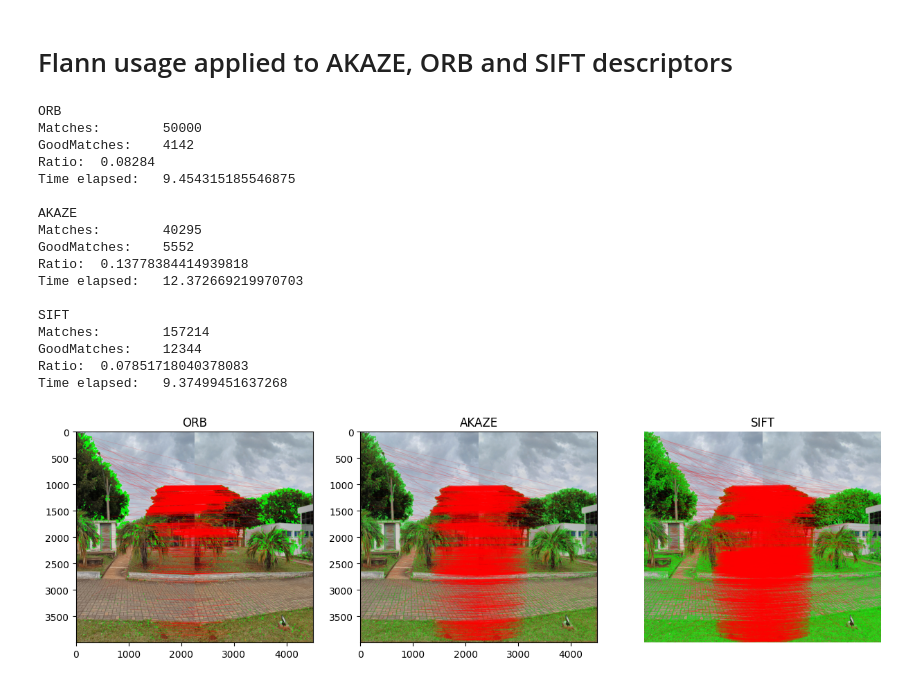
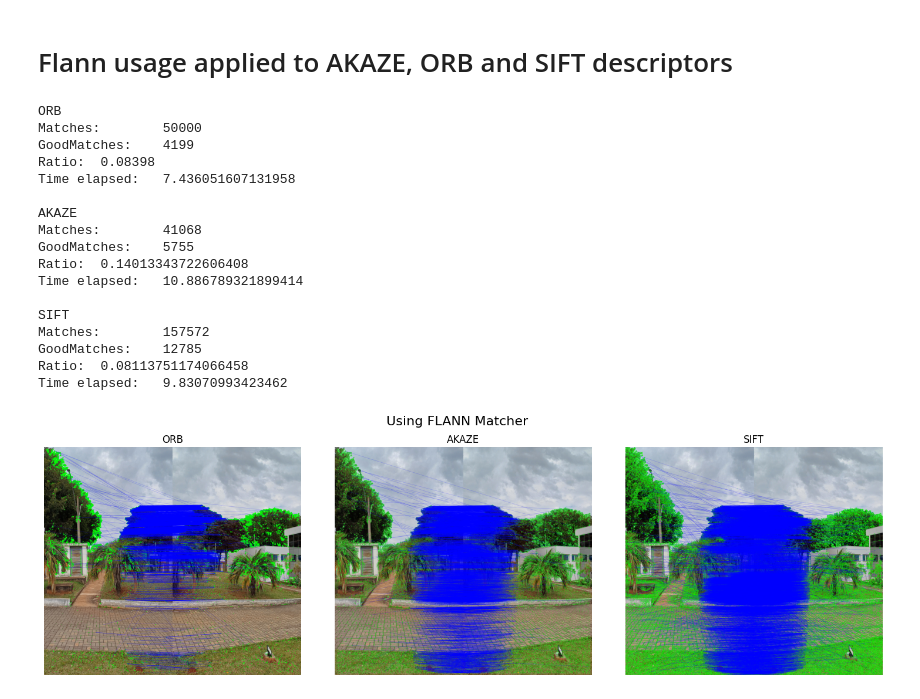
Before and after one commit to JevsJevs/MC949-Visao-Computacional, a Jupyter notebook: notebooks/S1-1.0-jevs-flann.ipynb, the cells around one changed output. Cells and saved outputs as stored; diff of their text form; code cells hidden in the pictures.

```diff
--- a/notebooks/S1-1.0-jevs-flann.ipynb
+++ b/notebooks/S1-1.0-jevs-flann.ipynb
@@ -22,12 +22,17 @@ def LowesRatio(matches : list[cv.DMatch]) -> list[cv.DMatch]:
 
     return goodMatches
 
-def EvaluateFeatureMatcher(images : Tuple[cv.Mat, cv.Mat], descriptor, descriptorParams : dict, descriptorMatcher : cv.DescriptorMatcher, descriptorMatcherParams):
+def EvaluateFeatureMatcher(
+        images : Tuple[cv.Mat, cv.Mat],
+        descriptor,
+        descriptorParams : dict,
+        descriptorMatcher : cv.DescriptorMatcher,
+        descriptorMatcherParams: Tuple
+    ):
     kp1, des1 = descriptor(images[0], **descriptorParams)
     kp2, des2 = descriptor(images[1], **descriptorParams)
 
-    flannParams = (descriptorMatcherParams["index_params"], descriptorMatcherParams["search_params"])
-    matcher : cv.DescriptorMatcher = descriptorMatcher(*flannParams)
+    matcher : cv.DescriptorMatcher = descriptorMatcher(*descriptorMatcherParams)
 
     matchesFound = matcher.knnMatch(des1, des2, 2)
     goodMatches = LowesRatio(matchesFound)
@@ -43,71 +48,74 @@ def EvaluateFeatureMatcher(images : Tuple[cv.Mat, cv.Mat], descriptor, descripto
 # %%
 
 icPictures = image_utils.load_raw_images("FotosICMural")
-img1 = cv.cvtColor(icPictures["1"], cv.COLOR_BGR2RGB)
-img2 = cv.cvtColor(icPictures["2"], cv.COLOR_BGR2RGB)
+img1 = icPictures["1"] #cv.cvtColor(icPictures["1"], cv.COLOR_BGR2RGB)
+img2 = icPictures["2"] #cv.cvtColor(icPictures["2"], cv.COLOR_BGR2RGB)
 
 FLANN_INDEX_LSH = 6
 index_params = dict(algorithm=FLANN_INDEX_LSH,
                     table_number=12,   # 12 is recommended
                     key_size=20,       # 20 is recommended
                     multi_probe_level=2) # 2 is recommended
-search_params = dict(checks=50)  # How many times the trees are recursively traversed
+# search_params = dict(checks=50)  # How many times the trees are recursively traversed
+#https://docs.opencv.org/4.x/dc/dc3/tutorial_py_matcher.html
 
 
-binDescriptorFlannParams = dict(index_params=index_params, search_params=search_params)
+binDescriptorFlannParams = (index_params, None)
 # %%
-index_params = dict(algorithm=1,
-                    table_number=12,   # 12 is recommended
-                    key_size=20,       # 20 is recommended
-                    multi_probe_level=2) # 2 is recommended
+FLANN_INDEX_KDTREE = 1
+index_params = dict(algorithm=FLANN_INDEX_KDTREE, #Como o SIFT não é um descritor binário como os ORB e AKAZE, é preciso usar um algoritmo diferente da lib FLANN
+                    trees=5)
 search_params = dict(checks=50)  # How many times the trees are recursively traversed
-siftParams = dict(index_params=index_params, search_params=search_params)
+siftParams = (index_params, search_params)
 
 images = (img1, img2)
 inputSuite = list([
     (images, feature_extraction.ORB, dict(nfeatures=50000), cv.FlannBasedMatcher, binDescriptorFlannParams),
     (images, feature_extraction.AKAZE, {}, cv.FlannBasedMatcher, binDescriptorFlannParams),
     (images, feature_extraction.SIFT, {}, cv.FlannBasedMatcher, siftParams)
 ])
 
-fig, axes = plt.subplots(1, len(inputSuite), figsize=(15, 15))
+fig, axes = plt.subplots(1, len(inputSuite), figsize=(15, 5), constrained_layout=True)
+fig.suptitle("Using FLANN Matcher", fontsize=16)
+fig.tight_layout()
 for i, item in enumerate(inputSuite):
     descrName = item[1].__name__
+    matcherName = item[3].__name__
 
     timerStart = time.time()
     allMatches, goodMatches, arrowView = EvaluateFeatureMatcher(*item)
     timerEnd = time.time()
 
     print(f"{descrName}\n" +
     f"Matches:\t{len(allMatches)}\n" +
     f"GoodMatches:\t{len(goodMatches)}\n" +
     f"Ratio:\t{len(goodMatches)/len(allMatches)}\n"
     f"Time elapsed:\t{timerEnd - timerStart}\n"
     )
 
-    image_utils.save_image(arrowView, f"{descrName}-pair")
+    image_utils.save_image(arrowView, f"{descrName}-{matcherName}-pair")
     axes[i].set_title(descrName)
-    axes[i]
-    axes[i].imshow(arrowView)
+    axes[i].imshow(cv.cvtColor(arrowView, cv.COLOR_BGR2RGB))
+    axes[i].axis("off")
 
-plt.axis("off")
+
 plt.show()
 # %% [output]
 ORB
 Matches:        50000
-GoodMatches:    4142
-Ratio:  0.08284
-Time elapsed:   9.454315185546875
+GoodMatches:    4199
+Ratio:  0.08398
+Time elapsed:   7.436051607131958
 
 AKAZE
-Matches:        40295
-GoodMatches:    5552
-Ratio:  0.13778384414939818
-Time elapsed:   12.372669219970703
+Matches:        41068
+GoodMatches:    5755
+Ratio:  0.14013343722606408
+Time elapsed:   10.886789321899414
 
 SIFT
-Matches:        157214
-GoodMatches:    12344
-Ratio:  0.07851718040378083
-Time elapsed:   9.37499451637268
+Matches:        157572
+GoodMatches:    12785
+Ratio:  0.08113751174066458
+Time elapsed:   9.83070993423462
-[figure, old version]
+[figure, new version]
```
Also changed, not shown: parts of 1 cell of this notebook.
